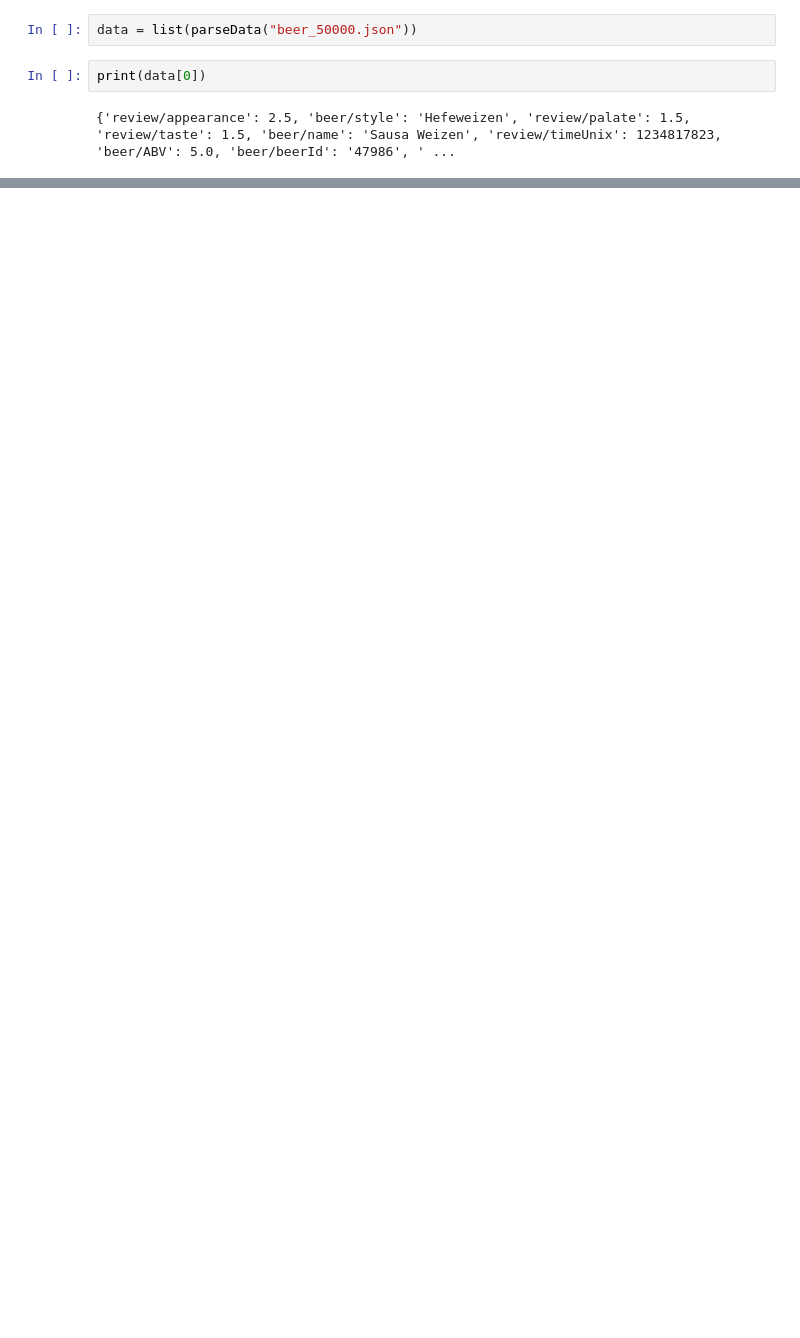
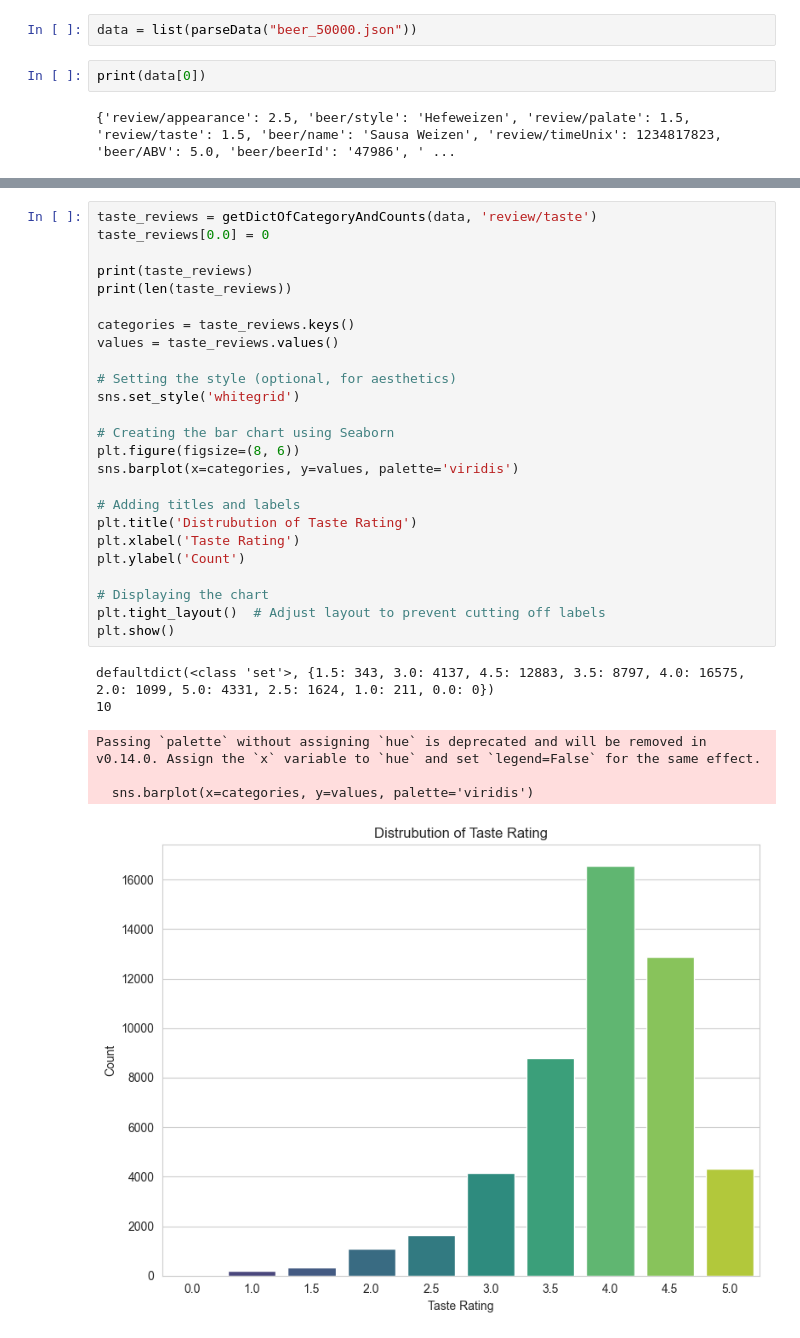
Before and after one commit to cjbonill/CSE258_RecommenderSystems, a Jupyter notebook: assignment2.ipynb, the cells around one changed output, grey strips where cells are left out. Cells and saved outputs as stored; diff of their text form; blank space fills up the shorter version.

```diff
--- a/assignment2.ipynb
+++ b/assignment2.ipynb
@@ -102,0 +105,32 @@ Passing `palette` without assigning `hue` is deprecated and will be removed in v
+# %%
+taste_reviews = getDictOfCategoryAndCounts(data, 'review/taste')
+taste_reviews[0.0] = 0
+
+print(taste_reviews)
+print(len(taste_reviews))
+
+categories = taste_reviews.keys()
+values = taste_reviews.values()
+
+# Setting the style (optional, for aesthetics)
+sns.set_style('whitegrid')
+
+# Creating the bar chart using Seaborn
+plt.figure(figsize=(8, 6))
+sns.barplot(x=categories, y=values, palette='viridis')
+
+# Adding titles and labels
+plt.title('Distrubution of Taste Rating')
+plt.xlabel('Taste Rating')
+plt.ylabel('Count')
+
+# Displaying the chart
+plt.tight_layout()  # Adjust layout to prevent cutting off labels
+plt.show()
+# %% [output]
+defaultdict(<class 'set'>, {1.5: 343, 3.0: 4137, 4.5: 12883, 3.5: 8797, 4.0: 16575, 2.0: 1099, 5.0: 4331, 2.5: 1624, 1.0: 211, 0.0: 0})
+10
+Passing `palette` without assigning `hue` is deprecated and will be removed in v0.14.0. Assign the `x` variable to `hue` and set `legend=False` for the same effect.
+
+  sns.barplot(x=categories, y=values, palette='viridis')
+[figure, added]
```
Also changed, not shown: parts of 10 cells of this notebook, 2 other files.
